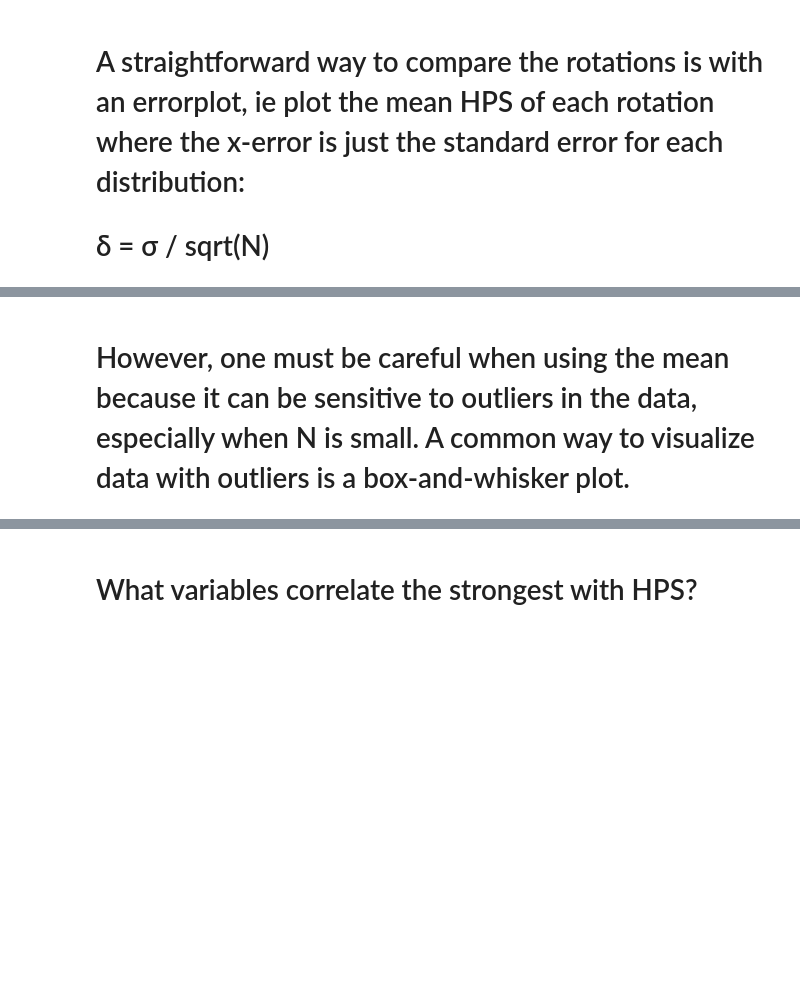
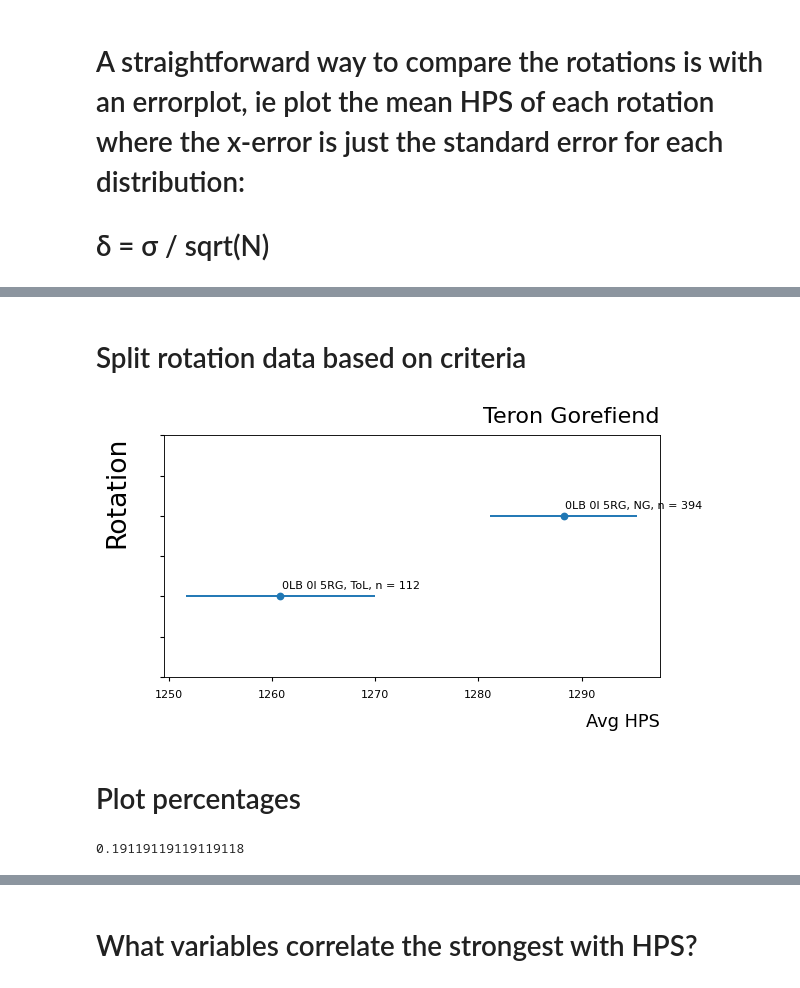
Before and after one commit to msdec321/DataAnalysisWorkbooks, a Jupyter notebook: warcraftLogs/RestoDruidAnalyzer/analysis_workbook.ipynb, the cells around one changed output, grey strips where cells are left out. Drawn from its saved outputs; the diff is of its cells as text; code cells hidden in the pictures; blank space fills up the shorter version.

```diff
--- a/warcraftLogs/RestoDruidAnalyzer/analysis_workbook.ipynb
+++ b/warcraftLogs/RestoDruidAnalyzer/analysis_workbook.ipynb
@@ -80,2 +75,0 @@ Helpers.plot_rotations(boss, data, n_filters, filters, save=True)
-# %% [markdown]
-# However, one must be careful when using the mean because it can be sensitive to outliers in the data, especially when N is small. A common way to visualize data with outliers is a box-and-whisker plot.
@@ -83,0 +76,26 @@ Helpers.plot_rotations(boss, data, n_filters, filters, save=True)
+# %% [markdown]
+# Split rotation data based on criteria
+# %%
+def set_col(row):
+    rot = "0LB 0I 5RG"
+    if row["Rotation 1"] == rot and row["Nature's Grace?"] == "Yes":
+        return rot + ", NG"
+    elif row["Rotation 1"] == rot and row["Nature's Grace?"] == "No":
+        return rot + ", ToL"
+
+def split_rotation(df):
+    df = df.assign(Rotation_1 = df.apply(set_col, axis=1))
+    return df
+# %%
+data = split_rotation(data)
+# %%
+Helpers.plot_split_rotation(boss, data)
+# %% [output]
+[figure, added]
+# %% [markdown]
+# Plot percentages
+# %%
+# What percentage of players are doing a specific rotation?
+Helpers.percent_doing_rotation(data, "0LB 1I 4RG")
+# %% [output]
+0.19119119119119118
```
Also changed, not shown: parts of 14 cells of this notebook, 1 other file.
